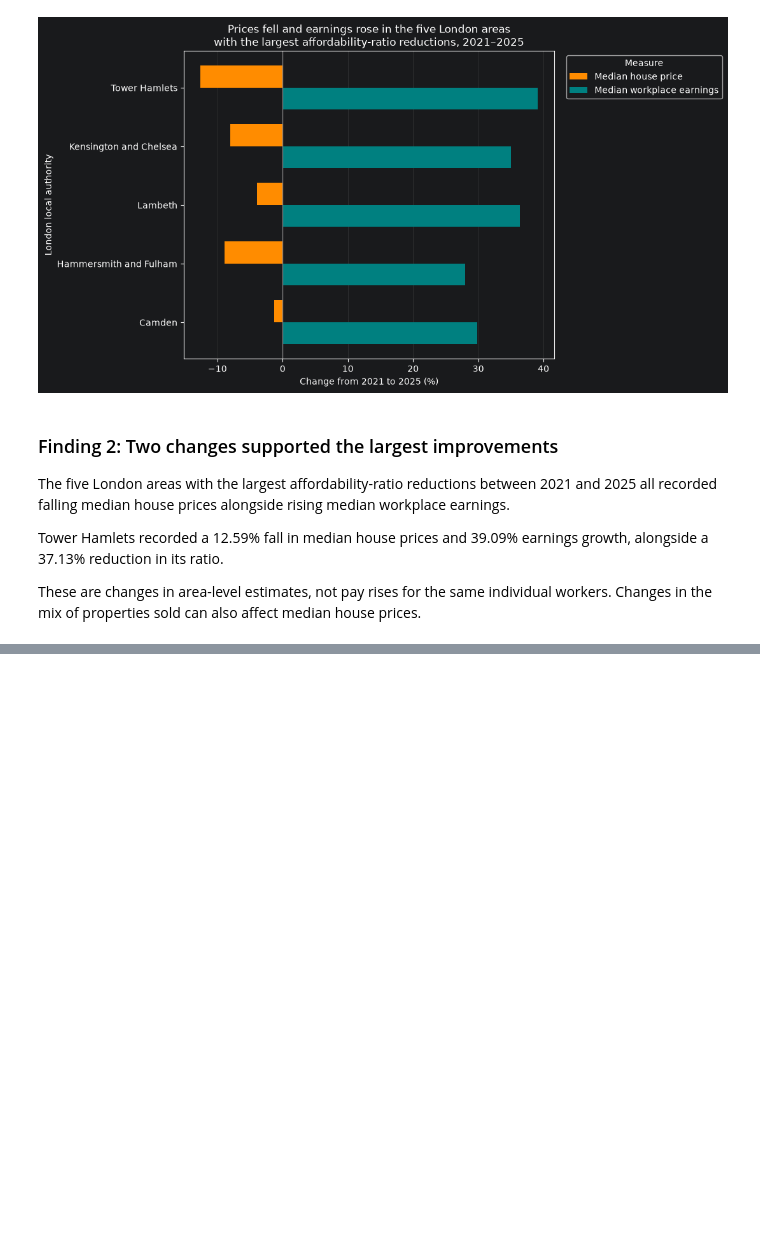
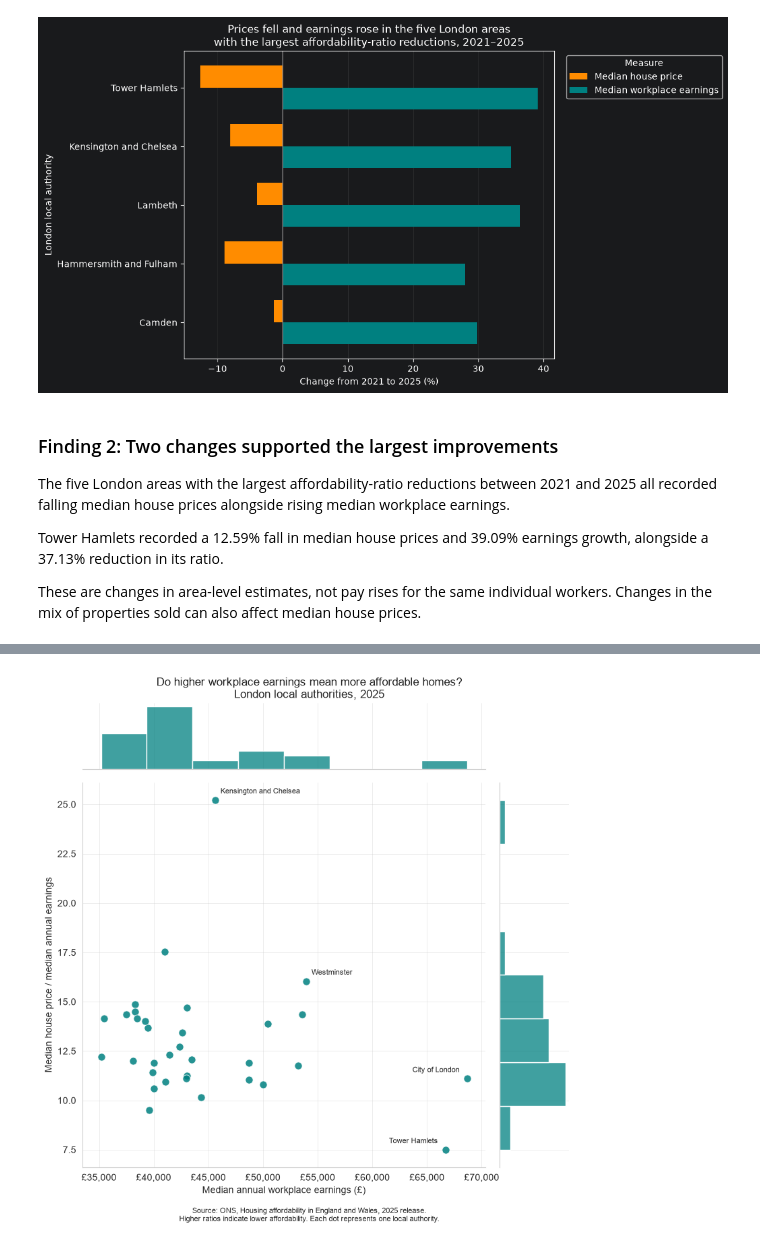
Before and after one commit to mayanaise/london-housing-affordability, a Jupyter notebook: london-housing-affordability.ipynb, the cells around one changed output, grey strips where cells are left out. Drawn from its saved outputs; the diff is of its cells as text; code cells hidden in the pictures; blank space fills up the shorter version.

Commit message:
Complete affordability comparisons and five visualisations

```diff
--- a/london-housing-affordability.ipynb
+++ b/london-housing-affordability.ipynb
@@ -702,0 +742,86 @@ can also affect median house prices.
+# %%
+import seaborn as sns
+import matplotlib.pyplot as plt
+from matplotlib.ticker import StrMethodFormatter
+
+# Select London's 2025 data
+london_2025 = london_analysis[
+    london_analysis["year"] == 2025
+].copy()
+
+with sns.axes_style("whitegrid"):
+
+    # Scatter plot with distributions along the edges
+    g = sns.jointplot(
+        data=london_2025,
+        x="median_annual_earnings",
+        y="affordability_ratio",
+        kind="scatter",
+        color="teal",
+        height=8,
+        ratio=5,
+        marginal_kws={"bins": 8},
+        joint_kws={"s": 65, "alpha": 0.85}
+    )
+
+    # Label contrasting examples
+    selected = [
+        "Tower Hamlets",
+        "Westminster",
+        "Kensington and Chelsea",
+        "City of London"
+    ]
+
+    for _, row in london_2025[
+        london_2025["Local authority name"].isin(selected)
+    ].iterrows():
+
+        # Put labels for high-earning areas to the left
+        place_left = row["median_annual_earnings"] > 60000
+
+        g.ax_joint.annotate(
+            row["Local authority name"],
+            (
+                row["median_annual_earnings"],
+                row["affordability_ratio"]
+            ),
+            xytext=(-8 if place_left else 6, 7),
+            textcoords="offset points",
+            ha="right" if place_left else "left",
+            fontsize=8
+        )
+
+    # Labels and currency formatting
+    g.set_axis_labels(
+        "Median annual workplace earnings (£)",
+        "Median house price / median annual earnings"
+    )
+
+    g.ax_joint.xaxis.set_major_formatter(
+        StrMethodFormatter("£{x:,.0f}")
+    )
+
+    # Title
+    g.fig.suptitle(
+        "Do higher workplace earnings mean more affordable homes?\n"
+        "London local authorities, 2025",
+        y=1.03
+    )
+
+    # Source caption
+    g.fig.subplots_adjust(bottom=0.12)
+
+    g.fig.text(
+        0.5,
+        0.02,
+        "Source: ONS, Housing affordability in England and Wales, "
+        "2025 release.\n"
+        "Higher ratios indicate lower affordability. Each dot "
+        "represents one local authority.",
+        ha="center",
+        fontsize=8
+    )
+
+    plt.show()
+# %% [output]
+[figure, added]
```
Also changed, not shown: parts of 13 cells of this notebook.
